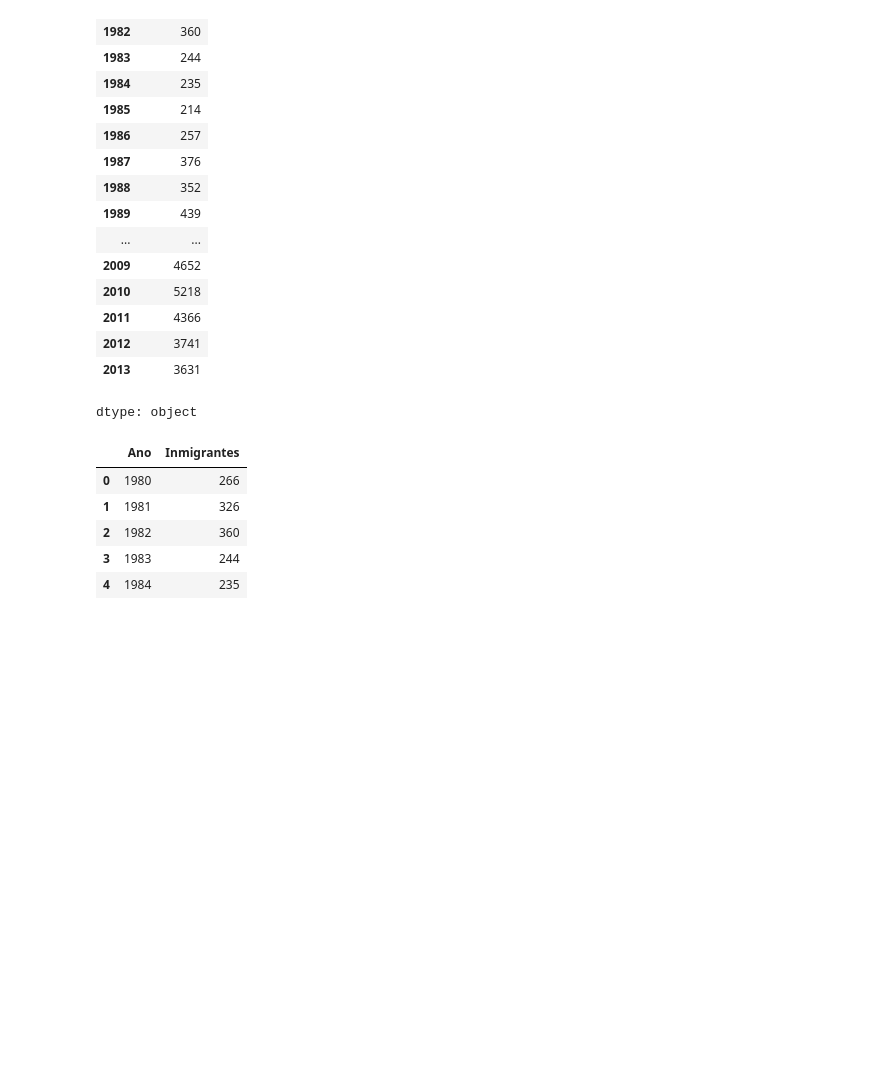
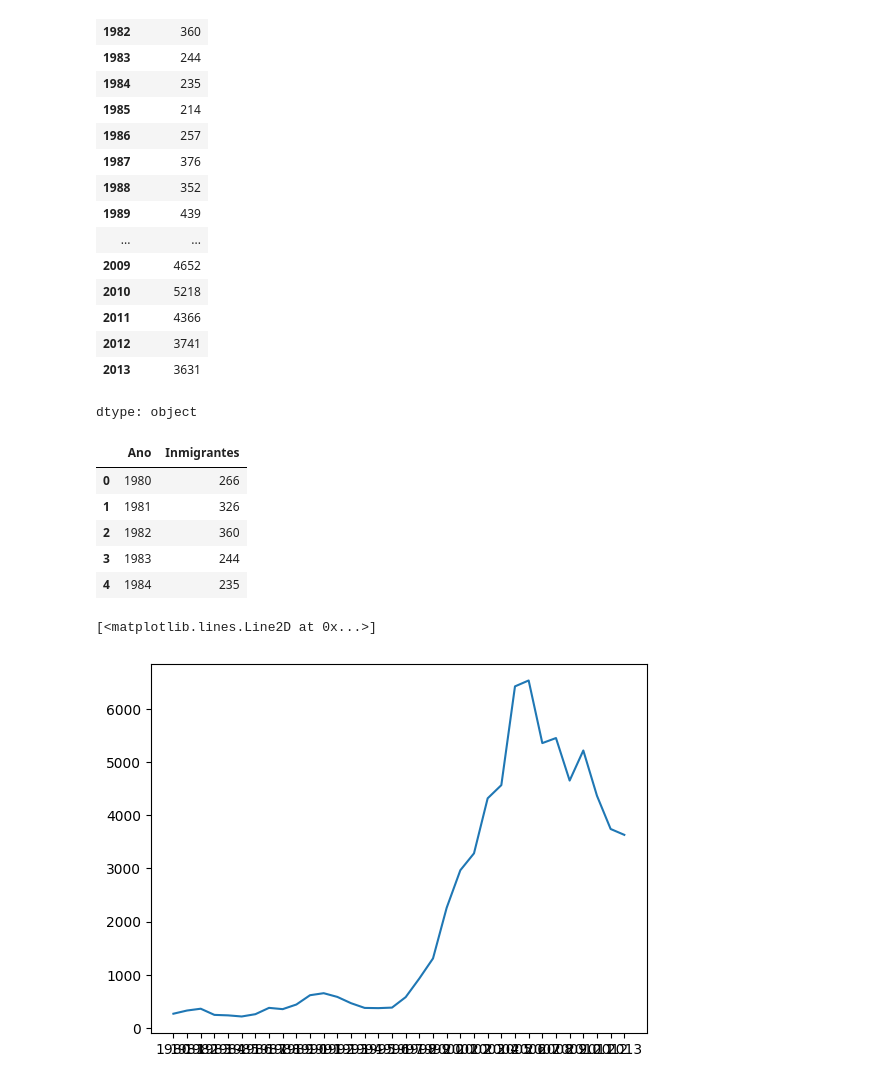
Before and after one commit to TheRealMrR/One_SegundaParte, a Jupyter notebook: visualizacion_de_datos_con_python.ipynb, the cells around one changed output. Saved outputs shown, nothing was run; the diff lists cells and outputs as text; code cells hidden in the pictures; blank space fills up the shorter version.

```diff
--- a/visualizacion_de_datos_con_python.ipynb
+++ b/visualizacion_de_datos_con_python.ipynb
@@ -115,0 +118,6 @@ datos_col.head()
+# %%
+plt.plot(datos_col['Ano'],datos_col['Inmigrantes'])
+plt.xticks(['1980','1985,'])
+# %% [output]
+[<matplotlib.lines.Line2D at 0x...>]
+[figure, added]
```
Also changed, not shown: parts of 1 cell of this notebook.
